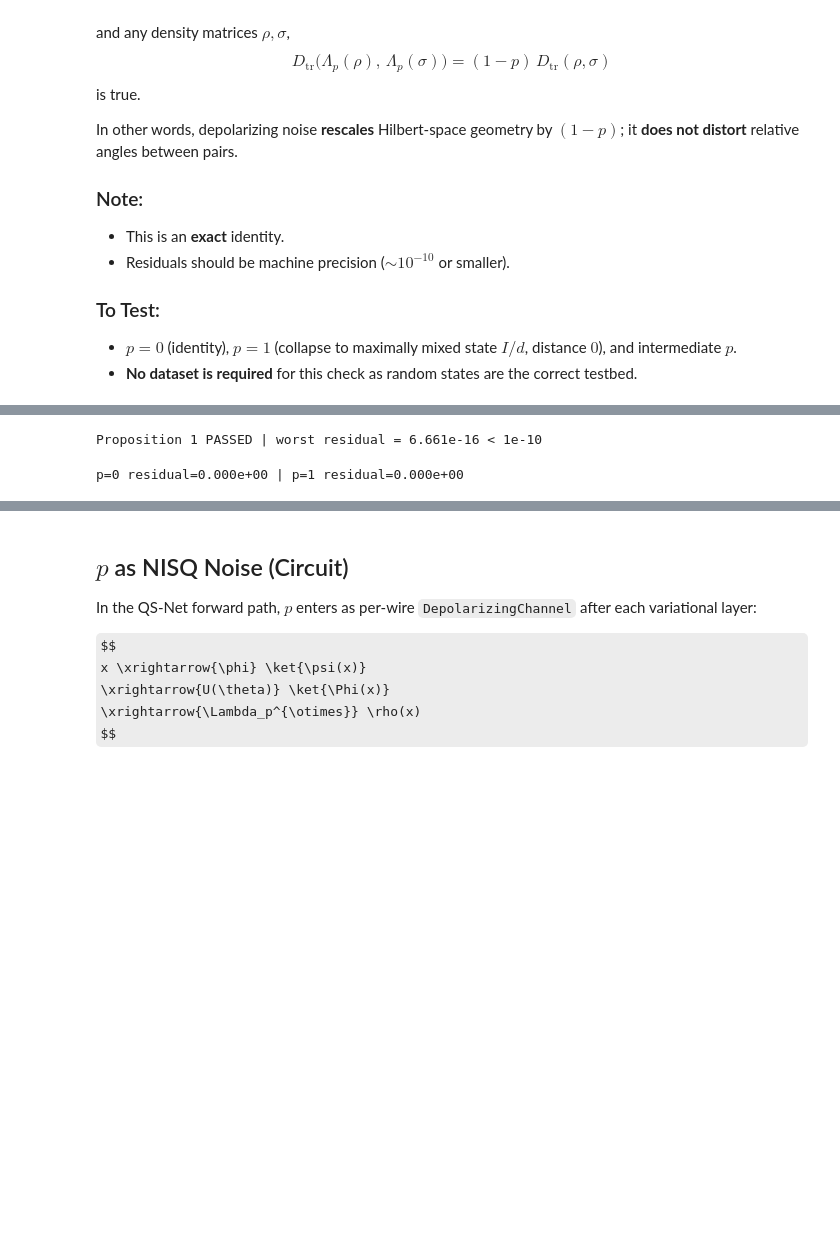
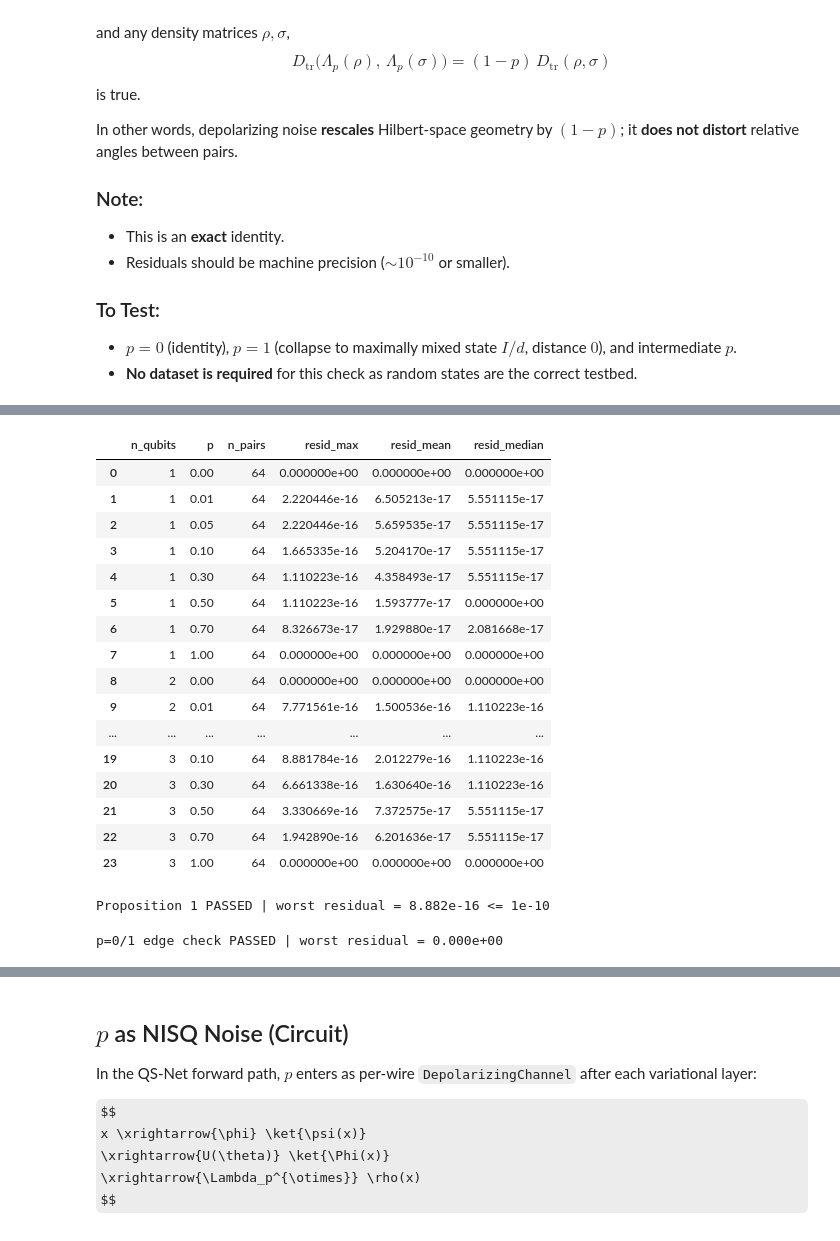
Before and after one commit to lawun330/quantum-sentinel, a Jupyter notebook: 15.depolarizing-channel.ipynb, the cells around one changed output, grey strips where cells are left out. Cells and saved outputs as stored; diff of their text form; code cells hidden in the pictures; some formulas as TeX source; blank space fills up the shorter version.

```diff
--- a/15.depolarizing-channel.ipynb
+++ b/15.depolarizing-channel.ipynb
@@ -151,18 +132,43 @@ prop-1 sweep done in 1.88s
+# %%
+# optional summary table (derived, no re-run)
+prop1_df = (
+    rec_df.groupby(["n_qubits", "p"], as_index=False)
+    .agg(n_pairs=("residual", "size"),
+         resid_max=("residual", "max"),
+         resid_mean=("residual", "mean"),
+         resid_median=("residual", "median"))
+)
+prop1_df
+# %% [output]
+|  | n_qubits | p | n_pairs | resid_max | resid_mean | resid_median |
+| 0 | 1 | 0.00 | 64 | 0.000000e+00 | 0.000000e+00 | 0.000000e+00 |
+| 1 | 1 | 0.01 | 64 | 2.220446e-16 | 6.505213e-17 | 5.551115e-17 |
+| 2 | 1 | 0.05 | 64 | 2.220446e-16 | 5.659535e-17 | 5.551115e-17 |
+| 3 | 1 | 0.10 | 64 | 1.665335e-16 | 5.204170e-17 | 5.551115e-17 |
+| 4 | 1 | 0.30 | 64 | 1.110223e-16 | 4.358493e-17 | 5.551115e-17 |
+| 5 | 1 | 0.50 | 64 | 1.110223e-16 | 1.593777e-17 | 0.000000e+00 |
+| 6 | 1 | 0.70 | 64 | 8.326673e-17 | 1.929880e-17 | 2.081668e-17 |
+| 7 | 1 | 1.00 | 64 | 0.000000e+00 | 0.000000e+00 | 0.000000e+00 |
+| 8 | 2 | 0.00 | 64 | 0.000000e+00 | 0.000000e+00 | 0.000000e+00 |
+| 9 | 2 | 0.01 | 64 | 7.771561e-16 | 1.500536e-16 | 1.110223e-16 |
+| ... | ... | ... | ... | ... | ... | ... |
+| 19 | 3 | 0.10 | 64 | 8.881784e-16 | 2.012279e-16 | 1.110223e-16 |
+| 20 | 3 | 0.30 | 64 | 6.661338e-16 | 1.630640e-16 | 1.110223e-16 |
+| 21 | 3 | 0.50 | 64 | 3.330669e-16 | 7.372575e-17 | 5.551115e-17 |
+| 22 | 3 | 0.70 | 64 | 1.942890e-16 | 6.201636e-17 | 5.551115e-17 |
+| 23 | 3 | 1.00 | 64 | 0.000000e+00 | 0.000000e+00 | 0.000000e+00 |
 # %%
 # assert Proposition-1 residuals are near machine eps across the whole sweep
-TOL = 1e-10
 worst = float(prop1_df["resid_max"].max())
-assert worst < TOL, f"Proposition-1 residual too large: {worst}"
-print(f"Proposition 1 PASSED | worst residual = {worst:.3e} < {TOL:g}")
+assert worst <= tol, f"Proposition-1 residual too large: {worst}"
+print(f"Proposition 1 PASSED | worst residual = {worst:.3e} <= {tol:g}")
 # %% [output]
-Proposition 1 PASSED | worst residual = 6.661e-16 < 1e-10
+Proposition 1 PASSED | worst residual = 8.882e-16 <= 1e-10
 # %%
-# edge cases: p=0 (identity) and p=1 (collapse to I/d)
-rho = random_density_matrix(4, device)
-sigma = random_density_matrix(4, device)
-r0, *_ = prop1_residual(rho, sigma, 0.0)
-r1, *_ = prop1_residual(rho, sigma, 1.0)
-assert r0 < TOL and r1 < TOL
-print(f"p=0 residual={r0:.3e} | p=1 residual={r1:.3e}")
+# assert for only edge cases: p=0 (identity) and p=1 (collapse to I/d)
+# dimension = 4 with 2 qubits
+records_edge = check_proposition1(4, p_values=(0.0, 1.0), n_pairs=8, seed=SEED)
+worst_edge = assert_proposition1(records_edge, tol=tol)
+print(f"p=0/1 edge check PASSED | worst residual = {worst_edge:.3e}")
 # %% [output]
-p=0 residual=0.000e+00 | p=1 residual=0.000e+00
+p=0/1 edge check PASSED | worst residual = 0.000e+00
```
Also changed, not shown: parts of 13 cells of this notebook, 7 other files.
